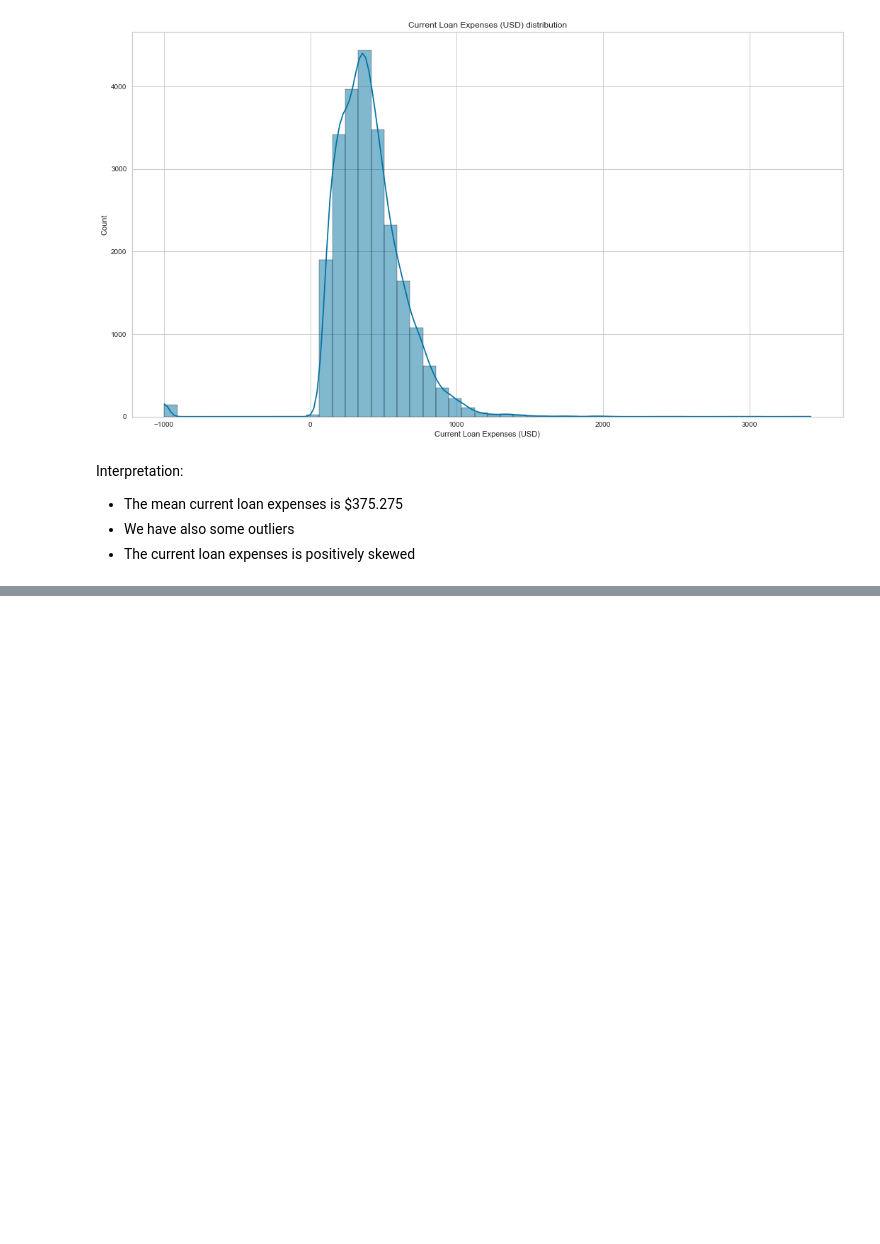
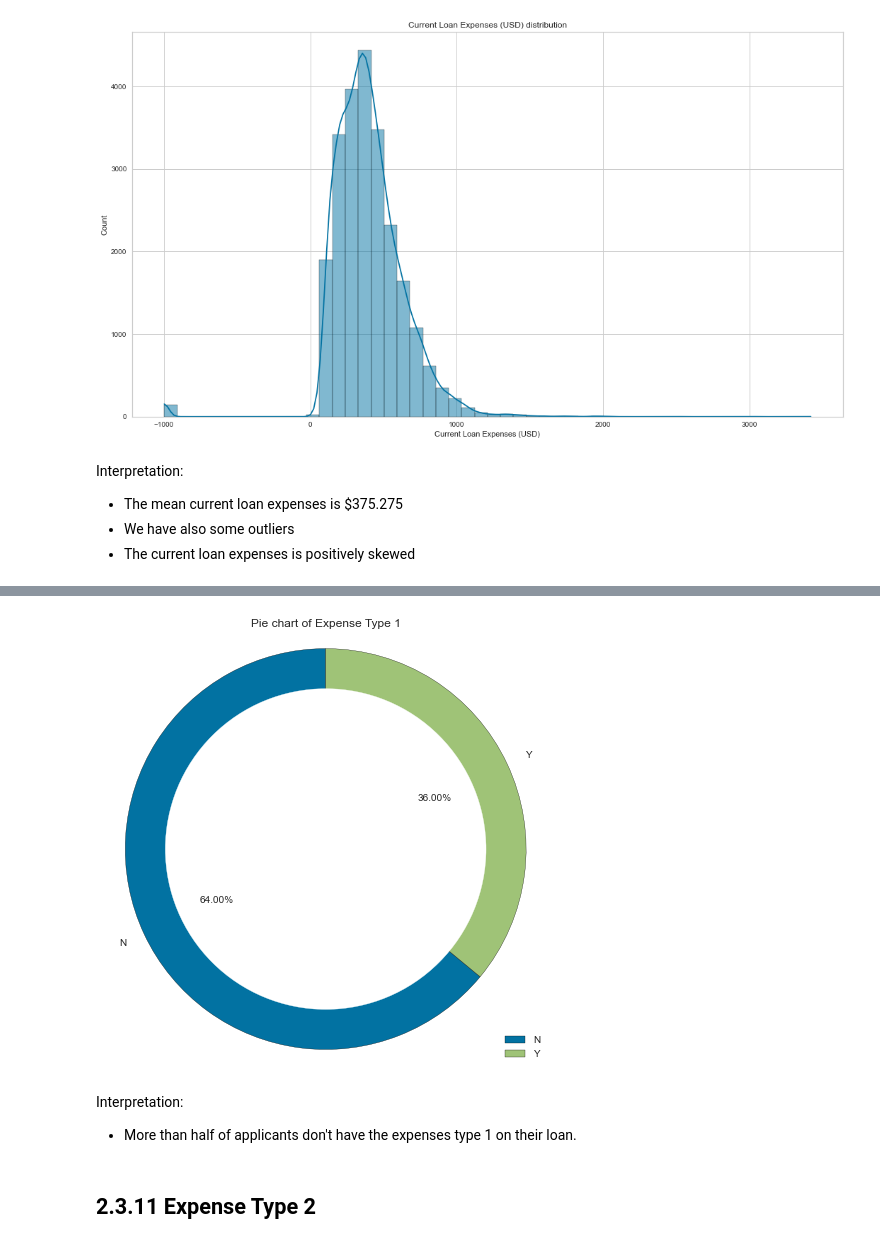
Before and after one commit to semasuka/Loan-amount-prediction-regression, a Jupyter notebook: Loan_amount_prediction.ipynb, the cells around one changed output, grey strips where cells are left out. Drawn from its saved outputs; the diff is of its cells as text; code cells hidden in the pictures; blank space fills up the shorter version.

```diff
--- a/Loan_amount_prediction.ipynb
+++ b/Loan_amount_prediction.ipynb
@@ -540,0 +562,9 @@ Interpretation:
+# %%
+create_donnut_pie_chart(loan_amt_train_copy,'Expense Type 1')
+# %% [output]
+[figure, added]
+# %% [markdown]
+Interpretation:
+- More than half of applicants don't have the expenses type 1 on their loan.
+# %% [markdown]
+## 2.3.11 Expense Type 2
```
Also changed, not shown: parts of 4 cells of this notebook.
